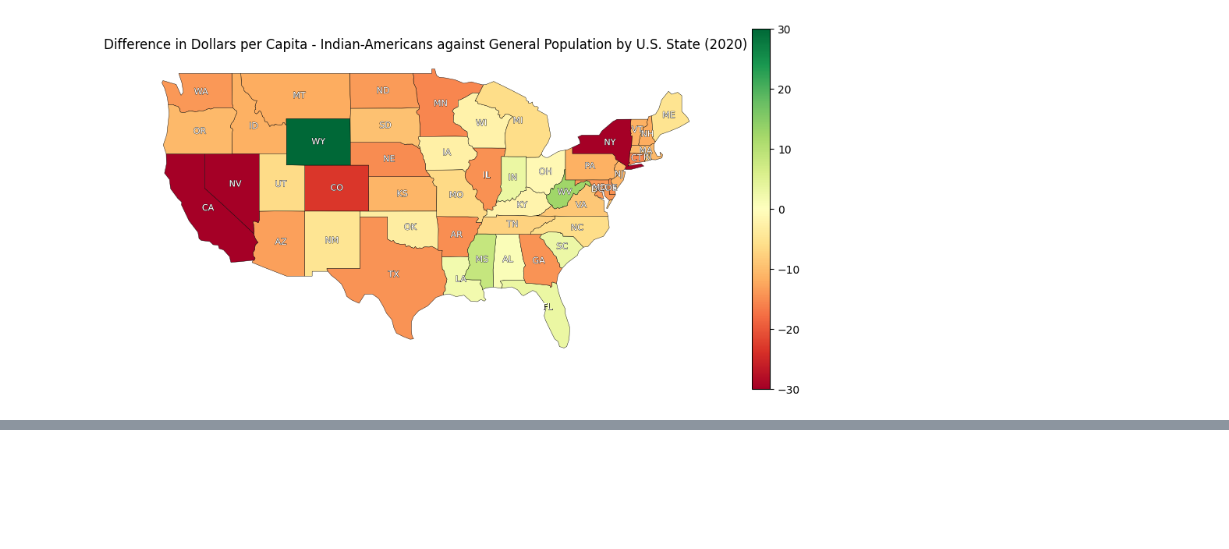
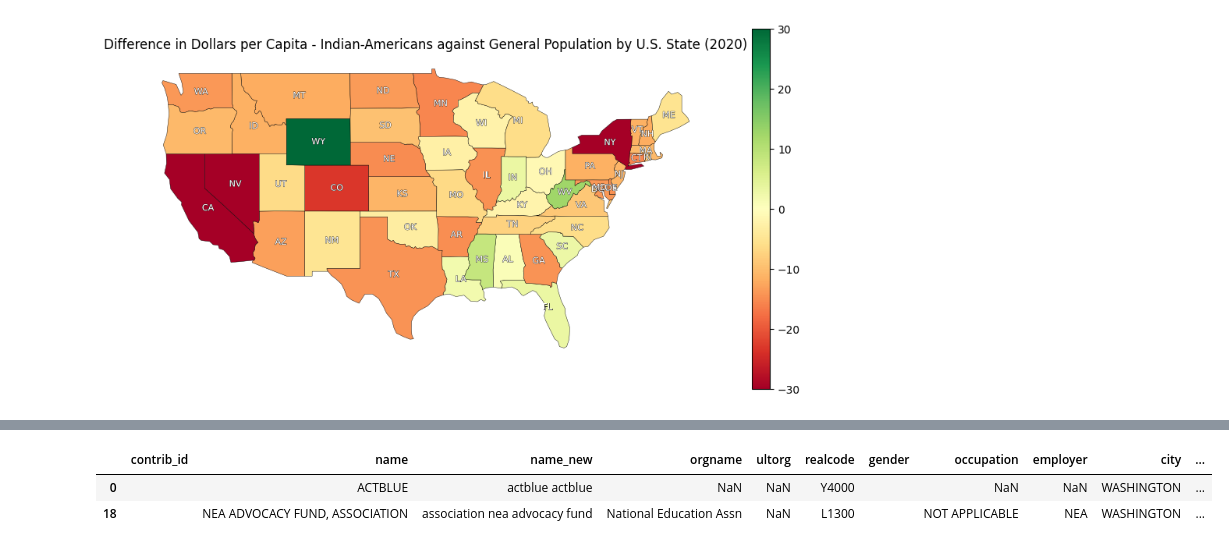
Before and after one commit to kkkarnav/indianamericancontributions, a Jupyter notebook: donors_stats.ipynb, the cells around one changed output, grey strips where cells are left out. Cells and saved outputs as stored; diff of their text form; code cells hidden in the pictures; blank space fills up the shorter version.

```diff
--- a/donors_stats.ipynb
+++ b/donors_stats.ipynb
@@ -659,0 +690,6 @@ plt.show()
+# %%
+donors[(donors["contrib_id"].apply(lambda x: x[0]) == ' ')]
+# %% [output]
+|  | contrib_id | name | name_new | orgname | ultorg | realcode | gender | occupation | employer | city | ... |
+| 0 |  | ACTBLUE | actblue actblue | NaN | NaN | Y4000 |  | NaN | NaN | WASHINGTON | ... |
+| 18 |  | NEA ADVOCACY FUND, ASSOCIATION | association nea advocacy fund | National Education Assn | NaN | L1300 |  | NOT APPLICABLE | NEA | WASHINGTON | ... |
```
Also changed, not shown: parts of 2 cells of this notebook, 2 other files.
